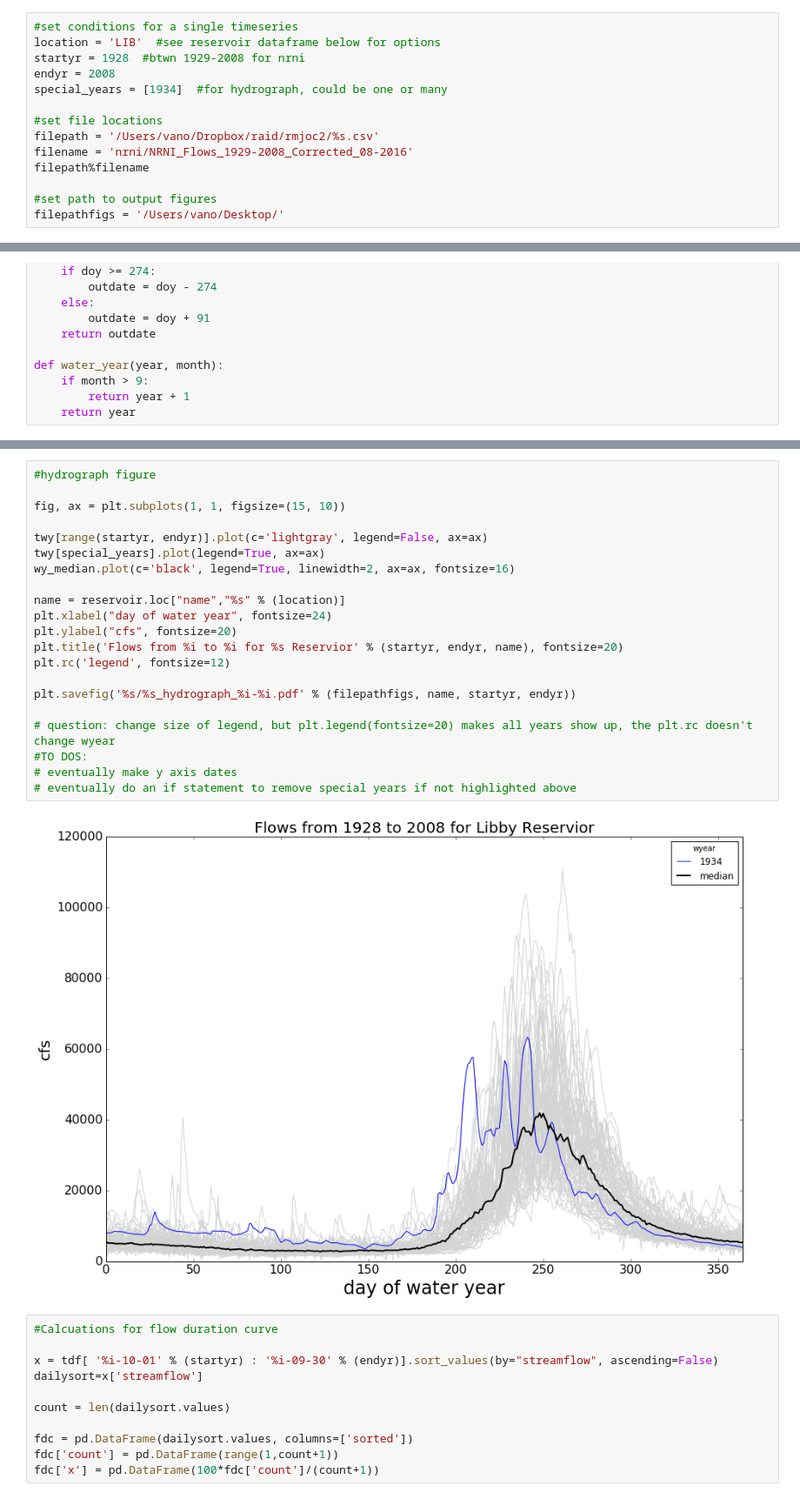
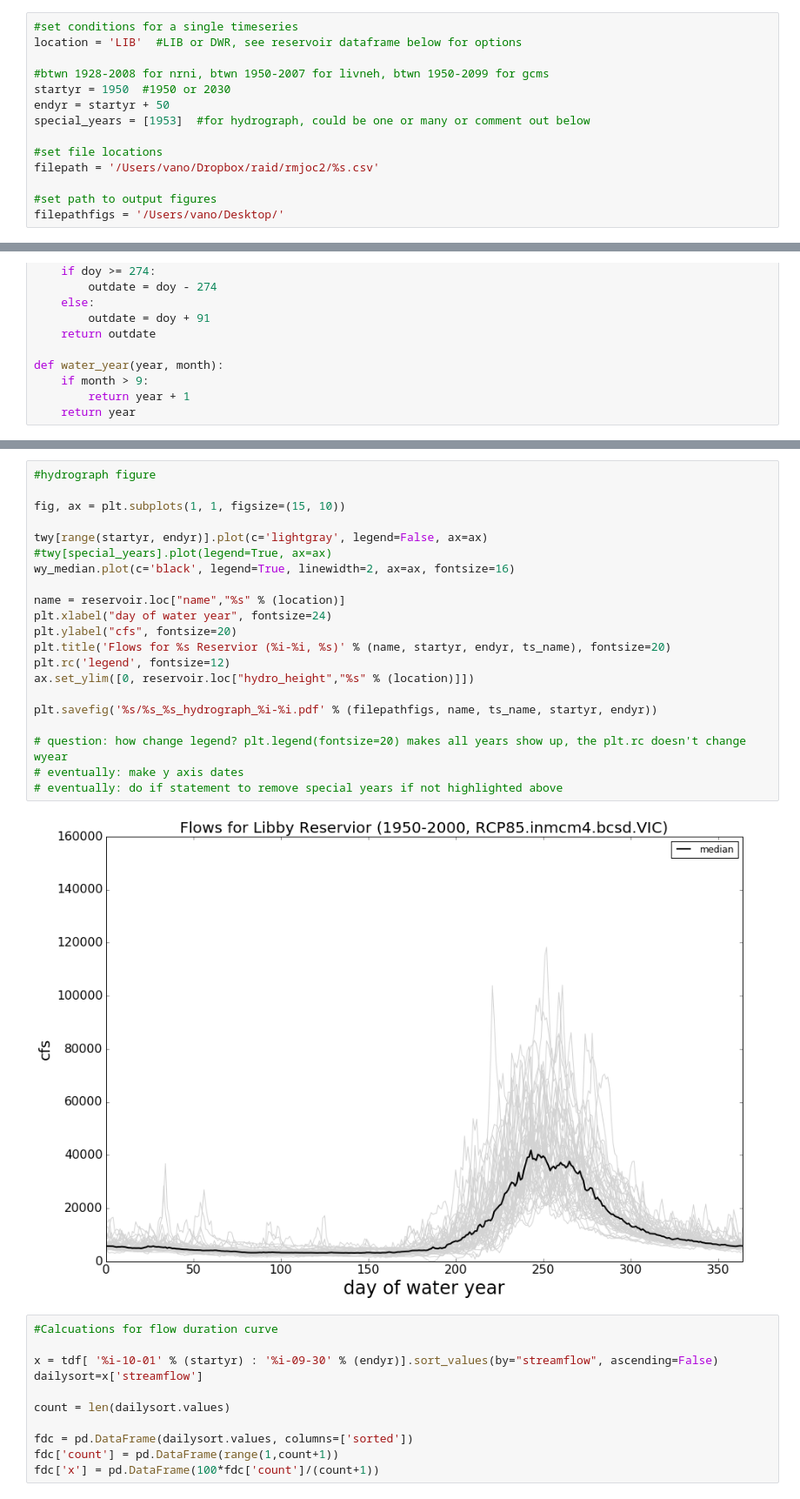
Before and after one commit to julievano/storyline_plots, a Jupyter notebook: notebooks/storylines_metrics_single_timeseries.ipynb, the cells around one changed output, grey strips where cells are left out. Shown at 87% size. Saved outputs shown, nothing was run; the diff lists cells and outputs as text.

```diff
--- a/notebooks/storylines_metrics_single_timeseries.ipynb
+++ b/notebooks/storylines_metrics_single_timeseries.ipynb
@@ -9,15 +9,15 @@ from datetime import date
 pd.set_option('display.max_rows', 10)
 # %%
 #set conditions for a single timeseries
-location = 'LIB'  #see reservoir dataframe below for options
-startyr = 1928  #btwn 1929-2008 for nrni
-endyr = 2008
-special_years = [1934]  #for hydrograph, could be one or many
+location = 'LIB'  #LIB or DWR, see reservoir dataframe below for options
+
+#btwn 1928-2008 for nrni, btwn 1950-2007 for livneh, btwn 1950-2099 for gcms
+startyr = 1950  #1950 or 2030
+endyr = startyr + 50
+special_years = [1953]  #for hydrograph, could be one or many or comment out below
 
 #set file locations
 filepath = '/Users/vano/Dropbox/raid/rmjoc2/%s.csv'
-filename = 'nrni/NRNI_Flows_1929-2008_Corrected_08-2016'
-filepath%filename
 
 #set path to output figures
 filepathfigs = '/Users/vano/Desktop/'
@@ -85,26 +120,26 @@ wy_median = pd.DataFrame(twy[range(startyr, endyr)].median(axis=1), columns=['me
 # %%
 #hydrograph figure
 
 fig, ax = plt.subplots(1, 1, figsize=(15, 10))
 
 twy[range(startyr, endyr)].plot(c='lightgray', legend=False, ax=ax)
-twy[special_years].plot(legend=True, ax=ax)
+#twy[special_years].plot(legend=True, ax=ax)
 wy_median.plot(c='black', legend=True, linewidth=2, ax=ax, fontsize=16)
 
 name = reservoir.loc["name","%s" % (location)]
 plt.xlabel("day of water year", fontsize=24)
 plt.ylabel("cfs", fontsize=20)
-plt.title('Flows from %i to %i for %s Reservior' % (startyr, endyr, name), fontsize=20)
+plt.title('Flows for %s Reservior (%i-%i, %s)' % (name, startyr, endyr, ts_name), fontsize=20)
 plt.rc('legend', fontsize=12)
+ax.set_ylim([0, reservoir.loc["hydro_height","%s" % (location)]])
 
-plt.savefig('%s/%s_hydrograph_%i-%i.pdf' % (filepathfigs, name, startyr, endyr))
+plt.savefig('%s/%s_%s_hydrograph_%i-%i.pdf' % (filepathfigs, name, ts_name, startyr, endyr))
 
-# question: change size of legend, but plt.legend(fontsize=20) makes all years show up, the plt.rc doesn't change wyear
-#TO DOS:
-# eventually make y axis dates
-# eventually do an if statement to remove special years if not highlighted above
+# question: how change legend? plt.legend(fontsize=20) makes all years show up, the plt.rc doesn't change wyear
+# eventually: make y axis dates
+# eventually: do if statement to remove special years if not highlighted above
 # %% [output]
-[figure, old version]
+[figure, new version]
 # %%
 #Calcuations for flow duration curve
 
```
Also changed, not shown: parts of 9 cells of this notebook.
